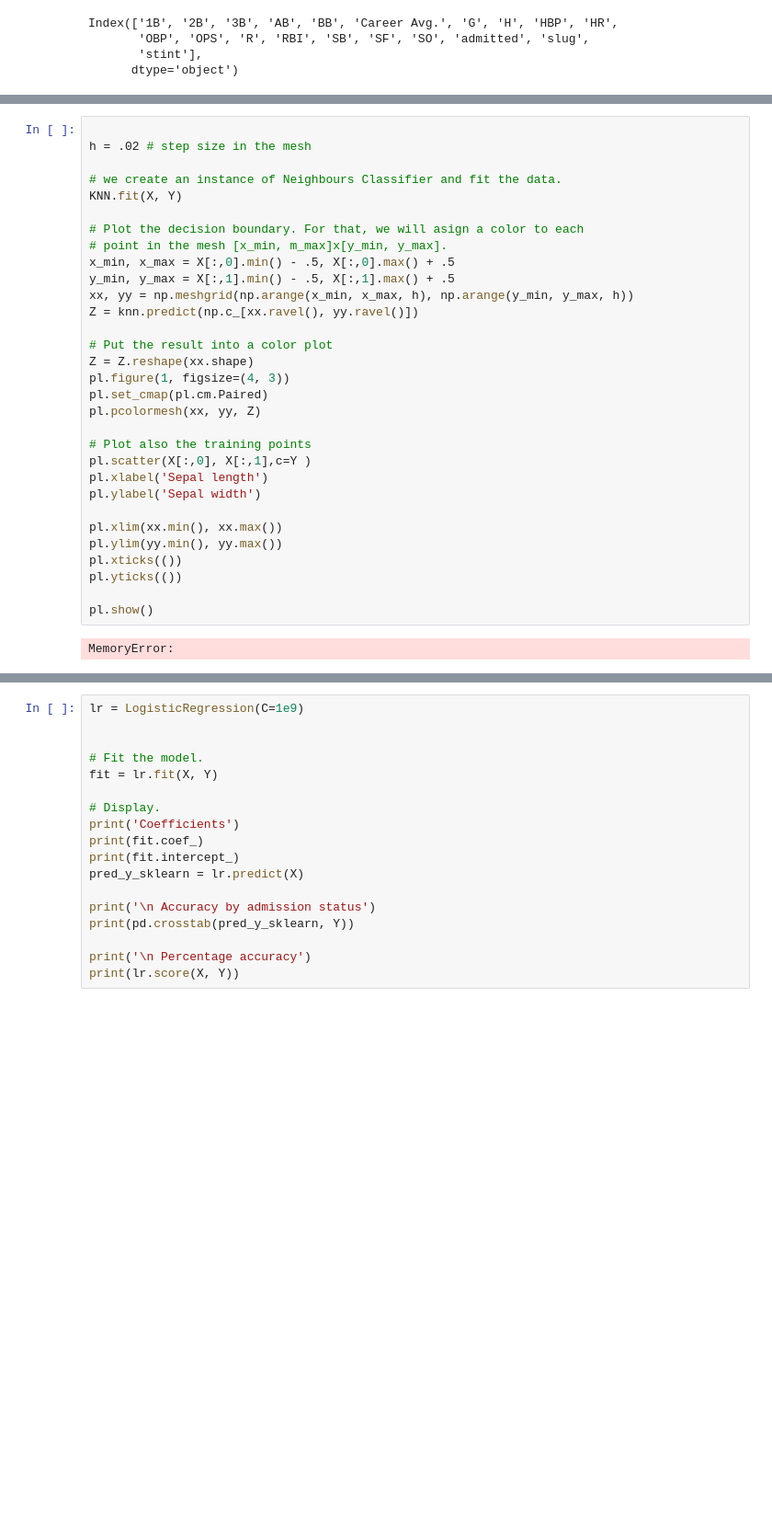
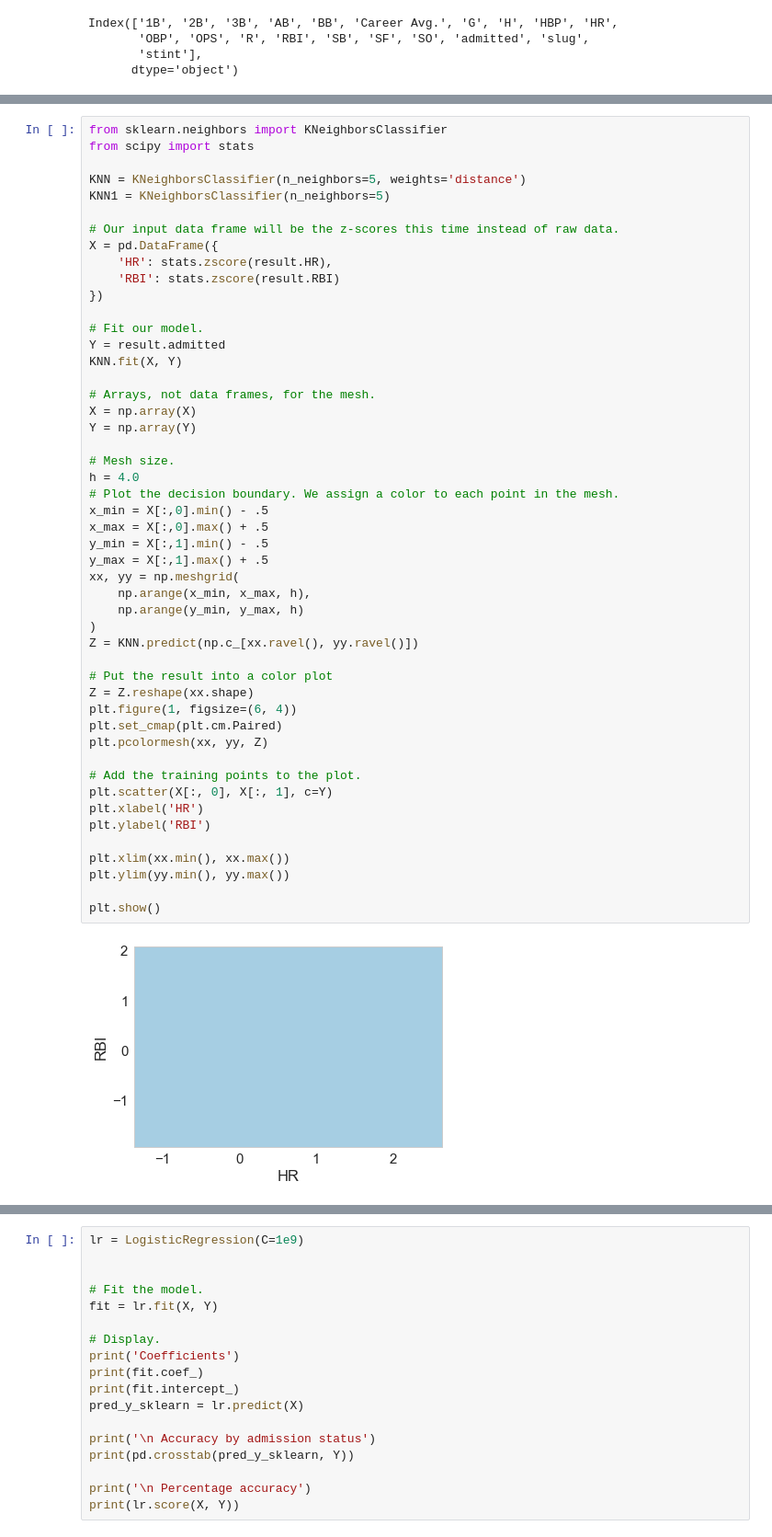
Before and after one commit to ezzanger/Advanced-Regression-Dills, a Jupyter notebook: Capstone Unit 3.ipynb, the cells around one changed output, grey strips where cells are left out. Shown at 92% size. Drawn from its saved outputs; the diff is of its cells as text; blank space fills up the shorter version.

```diff
--- a/Capstone Unit 3.ipynb
+++ b/Capstone Unit 3.ipynb
@@ -298,33 +292,51 @@ KNeighborsClassifier(algorithm='auto', leaf_size=30, metric='minkowski',
 # %%
+from sklearn.neighbors import KNeighborsClassifier
+from scipy import stats
 
-h = .02 # step size in the mesh
+KNN = KNeighborsClassifier(n_neighbors=5, weights='distance')
+KNN1 = KNeighborsClassifier(n_neighbors=5)
 
-# we create an instance of Neighbours Classifier and fit the data.
+# Our input data frame will be the z-scores this time instead of raw data.
+X = pd.DataFrame({
+    'HR': stats.zscore(result.HR),
+    'RBI': stats.zscore(result.RBI)
+})
+
+# Fit our model.
+Y = result.admitted
 KNN.fit(X, Y)
 
-# Plot the decision boundary. For that, we will asign a color to each
-# point in the mesh [x_min, m_max]x[y_min, y_max].
-x_min, x_max = X[:,0].min() - .5, X[:,0].max() + .5
-y_min, y_max = X[:,1].min() - .5, X[:,1].max() + .5
-xx, yy = np.meshgrid(np.arange(x_min, x_max, h), np.arange(y_min, y_max, h))
-Z = knn.predict(np.c_[xx.ravel(), yy.ravel()])
+# Arrays, not data frames, for the mesh.
+X = np.array(X)
+Y = np.array(Y)
+
+# Mesh size.
+h = 4.0
+# Plot the decision boundary. We assign a color to each point in the mesh.
+x_min = X[:,0].min() - .5
+x_max = X[:,0].max() + .5
+y_min = X[:,1].min() - .5
+y_max = X[:,1].max() + .5
+xx, yy = np.meshgrid(
+    np.arange(x_min, x_max, h),
+    np.arange(y_min, y_max, h)
+)
+Z = KNN.predict(np.c_[xx.ravel(), yy.ravel()])
 
 # Put the result into a color plot
 Z = Z.reshape(xx.shape)
-pl.figure(1, figsize=(4, 3))
-pl.set_cmap(pl.cm.Paired)
-pl.pcolormesh(xx, yy, Z)
+plt.figure(1, figsize=(6, 4))
+plt.set_cmap(plt.cm.Paired)
+plt.pcolormesh(xx, yy, Z)
 
-# Plot also the training points
-pl.scatter(X[:,0], X[:,1],c=Y )
-pl.xlabel('Sepal length')
-pl.ylabel('Sepal width')
+# Add the training points to the plot.
+plt.scatter(X[:, 0], X[:, 1], c=Y)
+plt.xlabel('HR')
+plt.ylabel('RBI')
 
-pl.xlim(xx.min(), xx.max())
-pl.ylim(yy.min(), yy.max())
-pl.xticks(())
-pl.yticks(())
+plt.xlim(xx.min(), xx.max())
+plt.ylim(yy.min(), yy.max())
 
-pl.show()
+plt.show()
 # %% [output]
-MemoryError:
+[figure, added]
```
Also changed, not shown: parts of 24 cells of this notebook.
